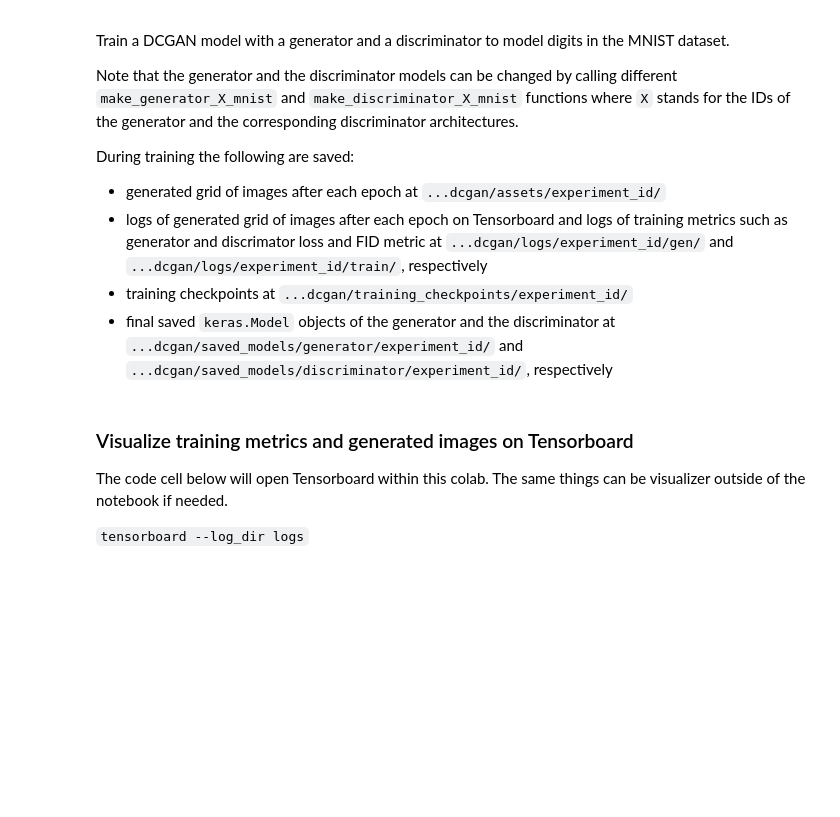
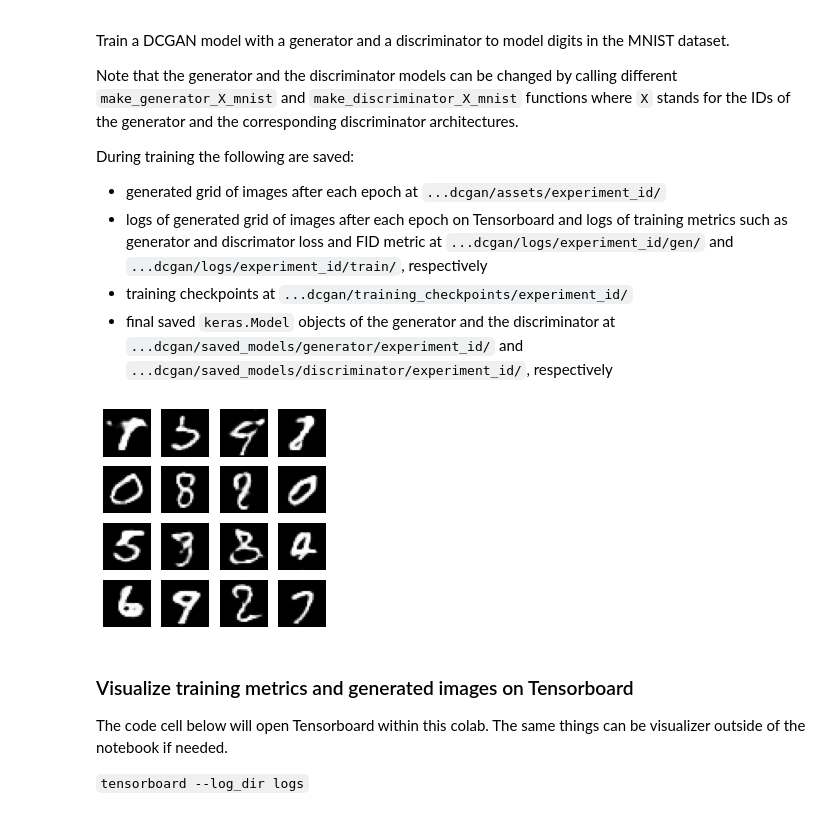
Before and after one commit to mark-antal-csizmadia/dcgan-fake-faces, a Jupyter notebook: dcgan.ipynb, the cells around one changed output. Saved outputs shown, nothing was run; the diff lists cells and outputs as text; code cells hidden in the pictures; blank space fills up the shorter version.

```diff
--- a/dcgan.ipynb
+++ b/dcgan.ipynb
@@ -1658,7 +1713,7 @@ checkpoint = tf.train.Checkpoint(generator_optimizer=generator_optimizer,
 cross_entropy = tf.keras.losses.BinaryCrossentropy(from_logits=True)
 
 # some config
-epochs = 10
+epochs = 50
 # as defined before for loading and batching the dataset
 assert batch_size == 64
 num_examples_to_generate = 16
@@ -1673,33 +1728,35 @@ ckpt_save_epoch = 1
 # FID cannot be compute for digits due to the 3-channel image
 # requirement of the Inception model
 fid_dict = {}
 
 # train
 train(dataset=dataset,
       gen_loss_metric=gen_loss_metric,
       disc_loss_metric=disc_loss_metric,
       train_summary_writer=train_summary_writer,
       gen_summary_writer=gen_summary_writer,
       epochs=epochs,
       batch_size=batch_size,
       latent_dim=latent_dim,
       generator=generator,
       discriminator=discriminator,
       cross_entropy=cross_entropy,
       generator_optimizer=generator_optimizer,
       discriminator_optimizer=discriminator_optimizer,
       seed=seed,
       viz_save_path=viz_save_path,
       checkpoint_prefix=checkpoint_prefix,
       dataset_name=dataset_name,
       dataset_size=dataset_size,
       rescaler=rescaler_mnist,
       ckpt_save_epoch=ckpt_save_epoch,
       **fid_dict)
 
 # save full models
 generator.save(saved_generator_path)
 discriminator.save(saved_discriminator_path)
+# %% [output]
+[figure, added]
 # %% [markdown]
 ### Visualize training metrics and generated images on Tensorboard
 
```
Also changed, not shown: parts of 9 cells of this notebook, 55 other files.
